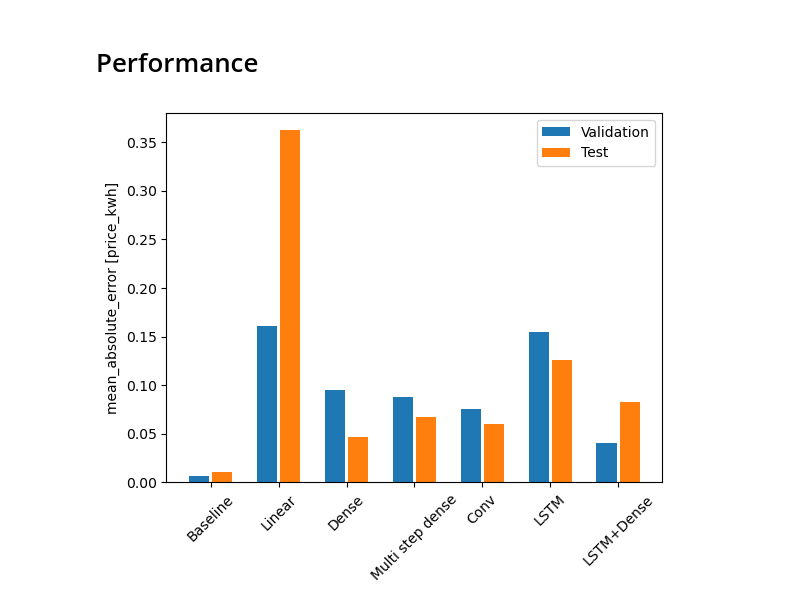
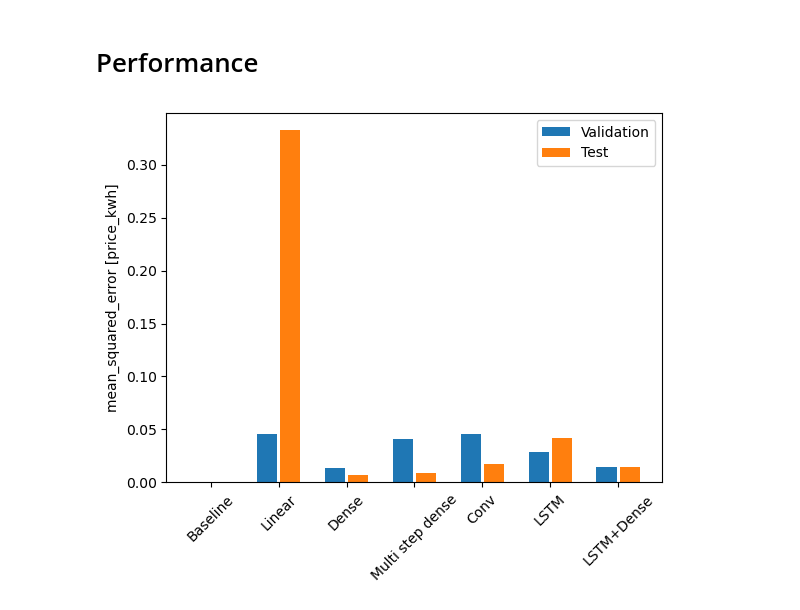
Before and after one commit to michael-fuest/DAiA-EON, a Jupyter notebook: model_performance.ipynb, the cells around one changed output. Cells and saved outputs as stored; diff of their text form; code cells hidden in the pictures.

```diff
--- a/model_performance.ipynb
+++ b/model_performance.ipynb
@@ -261,10 +258,10 @@ class Baseline(tf.keras.Model):
 baseline = Baseline(label_index=0)
 
 baseline.compile(loss=tf.keras.losses.MeanSquaredError(),
-                 metrics=[tf.keras.metrics.MeanAbsoluteError()])
+                 metrics=[tf.keras.metrics.MeanSquaredError()])
 
 val_performance = {}
 performance = {}
 val_performance['Baseline'] = baseline.evaluate(single_step_window.val)
-performance['Baseline'] = baseline.evaluate(single_step_window.test, verbose=0)
+performance['Baseline'] = baseline.evaluate(single_step_window.test, verbose=1)
 # %% [output]
@@ -301,7 +296,7 @@ wide_window.plot(baseline)
 # Linear Model
 # %%
 linear = tf.keras.Sequential([
-    tf.keras.layers.Dense(units=1)
+    tf.keras.layers.Dense(units=1, activation = None)
 ])
 # %%
 print('Input shape:', single_step_window.example[0].shape)
@@ -641,19 +617,19 @@ wide_window.plot(lstm_model)
 # %%
 x = np.arange(len(performance))
 width = 0.3
-metric_name = 'mean_absolute_error'
-metric_index = lstm_model.metrics_names.index('mean_absolute_error')
+metric_name = 'mean_squared_error'
+metric_index = lstm_model.metrics_names.index('mean_squared_error')
 val_mae = [v[metric_index] for v in val_performance.values()]
 test_mae = [v[metric_index] for v in performance.values()]
 
-plt.ylabel('mean_absolute_error [price_kwh]')
+plt.ylabel('mean_squared_error [price_kwh]')
 plt.bar(x - 0.17, val_mae, width, label='Validation')
 plt.bar(x + 0.17, test_mae, width, label='Test')
 plt.xticks(ticks=x, labels=performance.keys(),
            rotation=45)
 _ = plt.legend()
 # %% [output]
-[figure, old version]
+[figure, new version]
 # %%
 lstm_model.metrics_names
 # %% [output]
```
Also changed, not shown: parts of 24 cells of this notebook, 2 other files.
